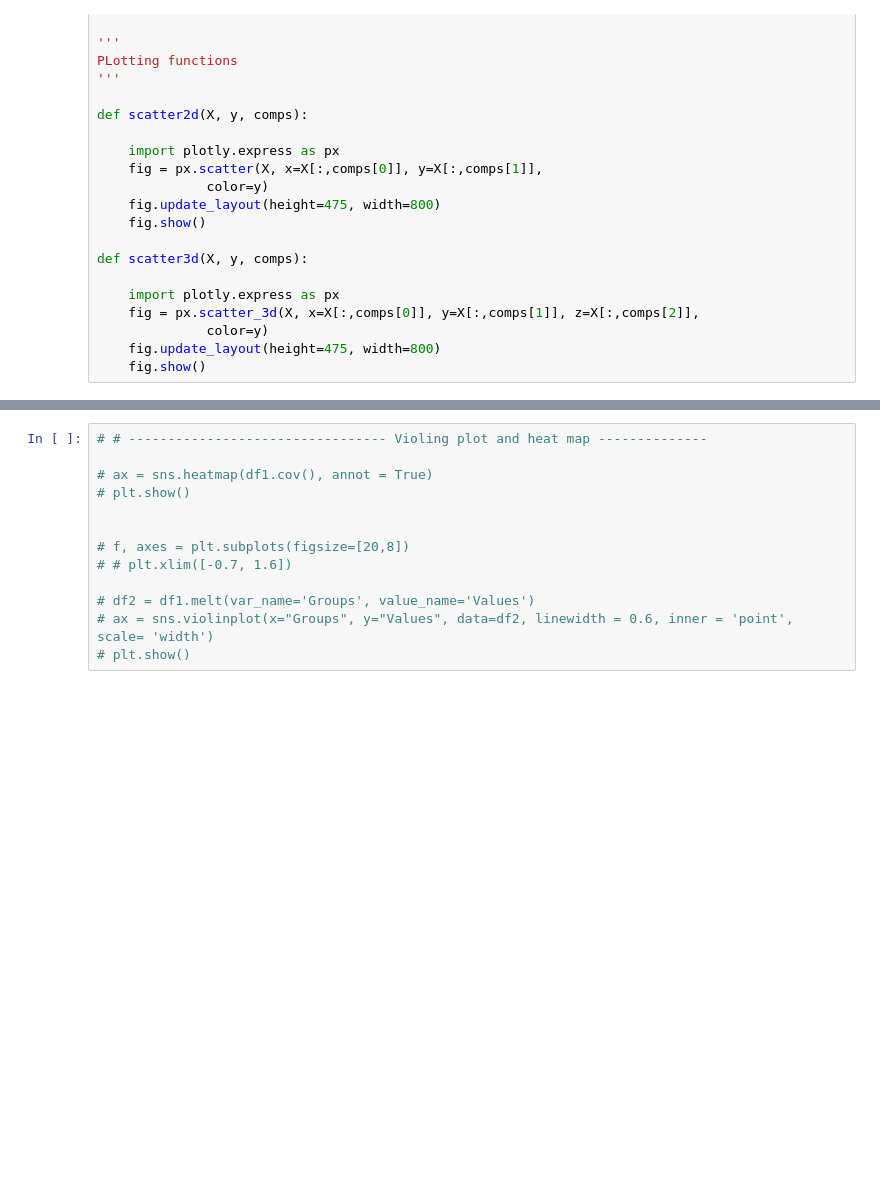
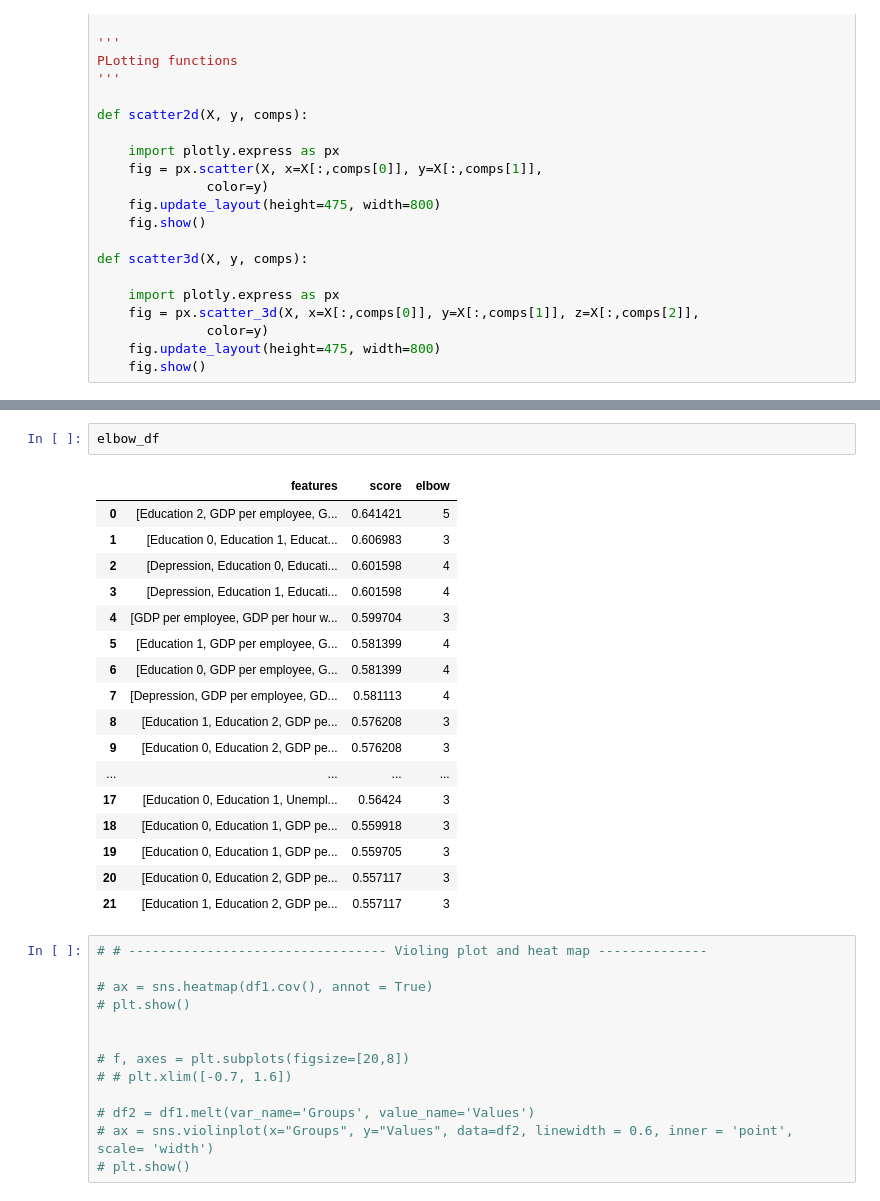
Before and after one commit to nisa-bayraktar/european_productivity, a Jupyter notebook: clustering/better_clustering.ipynb, the cells around one changed output, grey strips where cells are left out. Saved outputs shown, nothing was run; the diff lists cells and outputs as text; blank space fills up the shorter version.

```diff
--- a/clustering/better_clustering.ipynb
+++ b/clustering/better_clustering.ipynb
@@ -533,3 +514,23 @@ Iteration:  33  out of:  84
+# %%
+elbow_df
+# %% [output]
+|  | features | score | elbow |
+| 0 | [Education 2, GDP per employee, G... | 0.641421 | 5 |
+| 1 | [Education 0, Education 1, Educat... | 0.606983 | 3 |
+| 2 | [Depression, Education 0, Educati... | 0.601598 | 4 |
+| 3 | [Depression, Education 1, Educati... | 0.601598 | 4 |
+| 4 | [GDP per employee, GDP per hour w... | 0.599704 | 3 |
+| 5 | [Education 1, GDP per employee, G... | 0.581399 | 4 |
+| 6 | [Education 0, GDP per employee, G... | 0.581399 | 4 |
+| 7 | [Depression, GDP per employee, GD... | 0.581113 | 4 |
+| 8 | [Education 1, Education 2, GDP pe... | 0.576208 | 3 |
+| 9 | [Education 0, Education 2, GDP pe... | 0.576208 | 3 |
+| ... | ... | ... | ... |
+| 17 | [Education 0, Education 1, Unempl... | 0.56424 | 3 |
+| 18 | [Education 0, Education 1, GDP pe... | 0.559918 | 3 |
+| 19 | [Education 0, Education 1, GDP pe... | 0.559705 | 3 |
+| 20 | [Education 0, Education 2, GDP pe... | 0.557117 | 3 |
+| 21 | [Education 1, Education 2, GDP pe... | 0.557117 | 3 |
 # %%
 # # --------------------------------- Violing plot and heat map --------------
 
```
Also changed, not shown: parts of 5 cells of this notebook, 5 other files.
